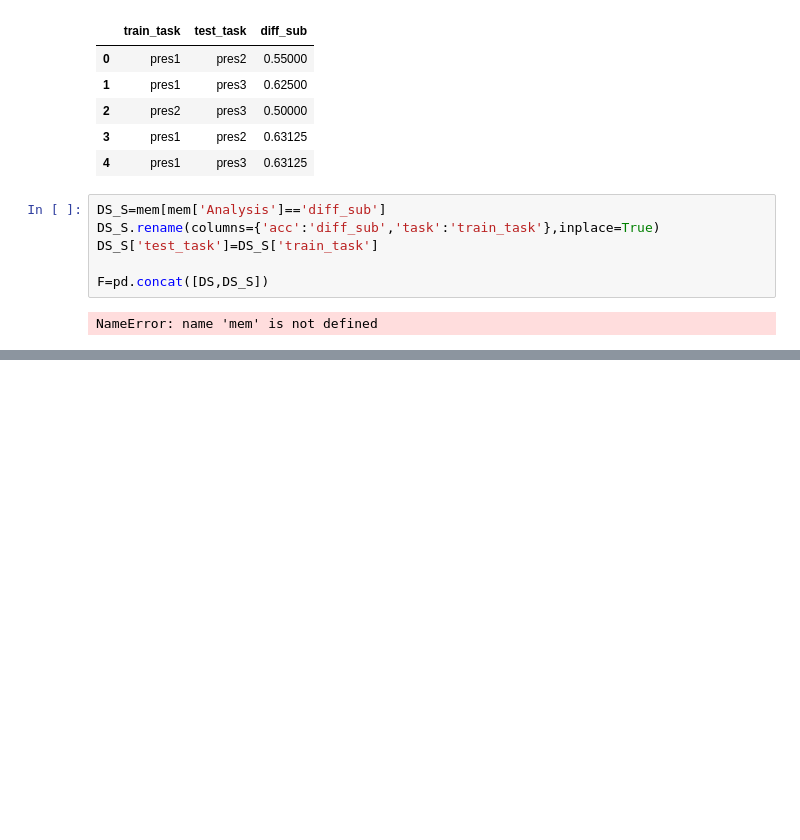
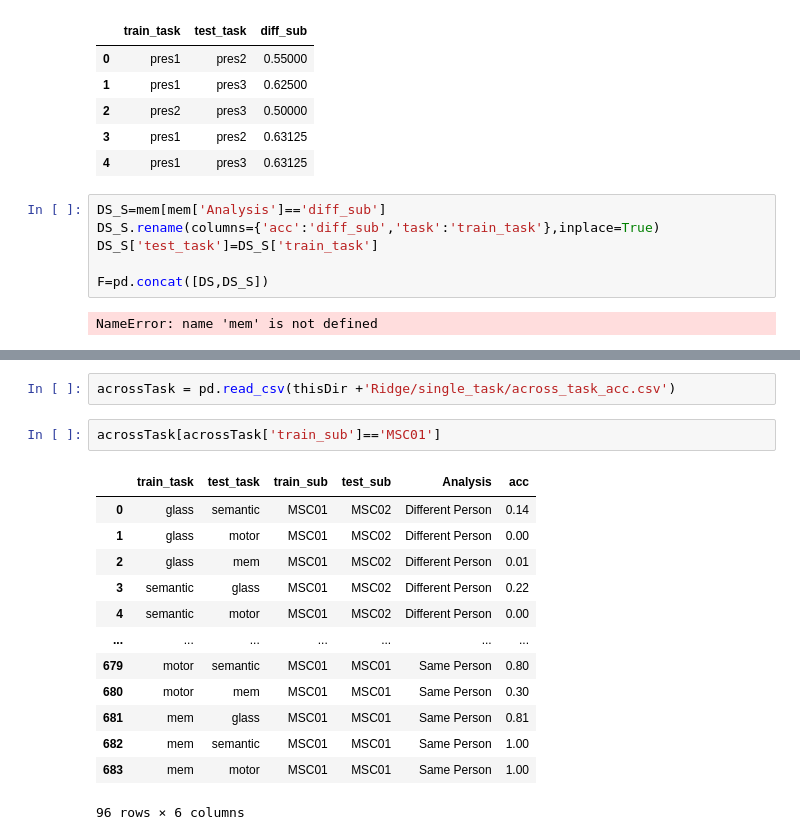
Before and after one commit to GrattonLab/Porteretal_taskprediction, a Jupyter notebook: code/pyScripts/Figures/FinalFigures.ipynb, the cells around one changed output, grey strips where cells are left out. Saved outputs shown, nothing was run; the diff lists cells and outputs as text; blank space fills up the shorter version.

```diff
--- a/code/pyScripts/Figures/FinalFigures.ipynb
+++ b/code/pyScripts/Figures/FinalFigures.ipynb
@@ -1060,0 +1265,18 @@ for level in range(fw_corr.columns.nlevels):
+# %%
+acrossTask = pd.read_csv(thisDir +'Ridge/single_task/across_task_acc.csv')
+# %%
+acrossTask[acrossTask['train_sub']=='MSC01']
+# %% [output]
+|  | train_task | test_task | train_sub | test_sub | Analysis | acc |
+| 0 | glass | semantic | MSC01 | MSC02 | Different Person | 0.14 |
+| 1 | glass | motor | MSC01 | MSC02 | Different Person | 0.00 |
+| 2 | glass | mem | MSC01 | MSC02 | Different Person | 0.01 |
+| 3 | semantic | glass | MSC01 | MSC02 | Different Person | 0.22 |
+| 4 | semantic | motor | MSC01 | MSC02 | Different Person | 0.00 |
+| ... | ... | ... | ... | ... | ... | ... |
+| 679 | motor | semantic | MSC01 | MSC01 | Same Person | 0.80 |
+| 680 | motor | mem | MSC01 | MSC01 | Same Person | 0.30 |
+| 681 | mem | glass | MSC01 | MSC01 | Same Person | 0.81 |
+| 682 | mem | semantic | MSC01 | MSC01 | Same Person | 1.00 |
+| 683 | mem | motor | MSC01 | MSC01 | Same Person | 1.00 |
+96 rows × 6 columns
```
Also changed, not shown: parts of 21 cells of this notebook, 28 other files.
